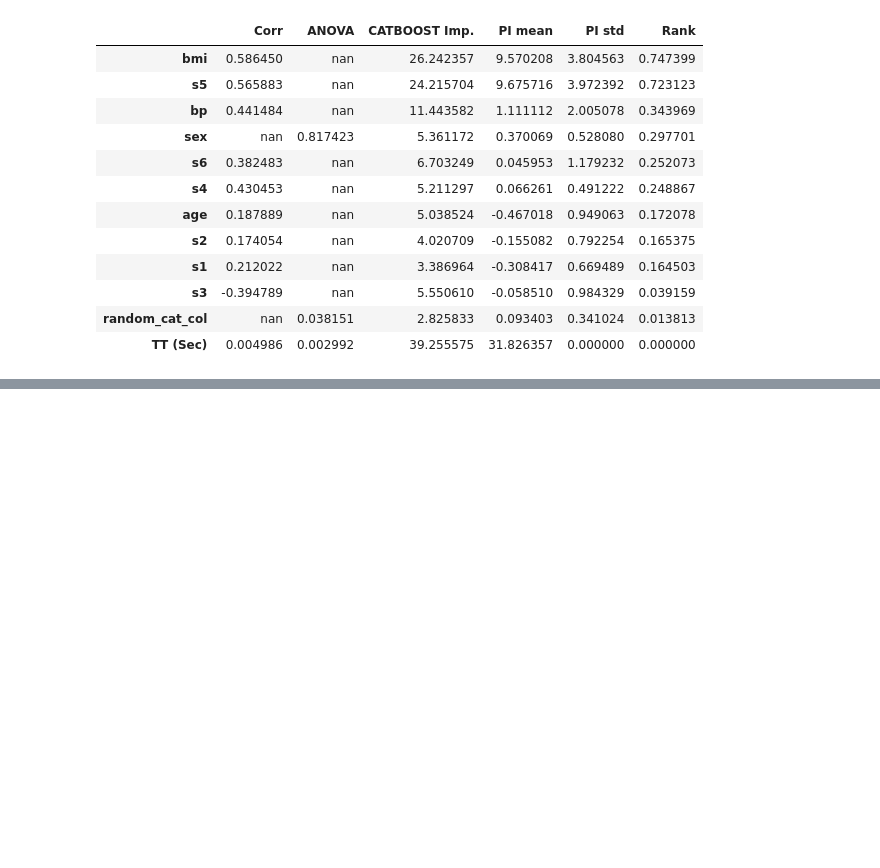
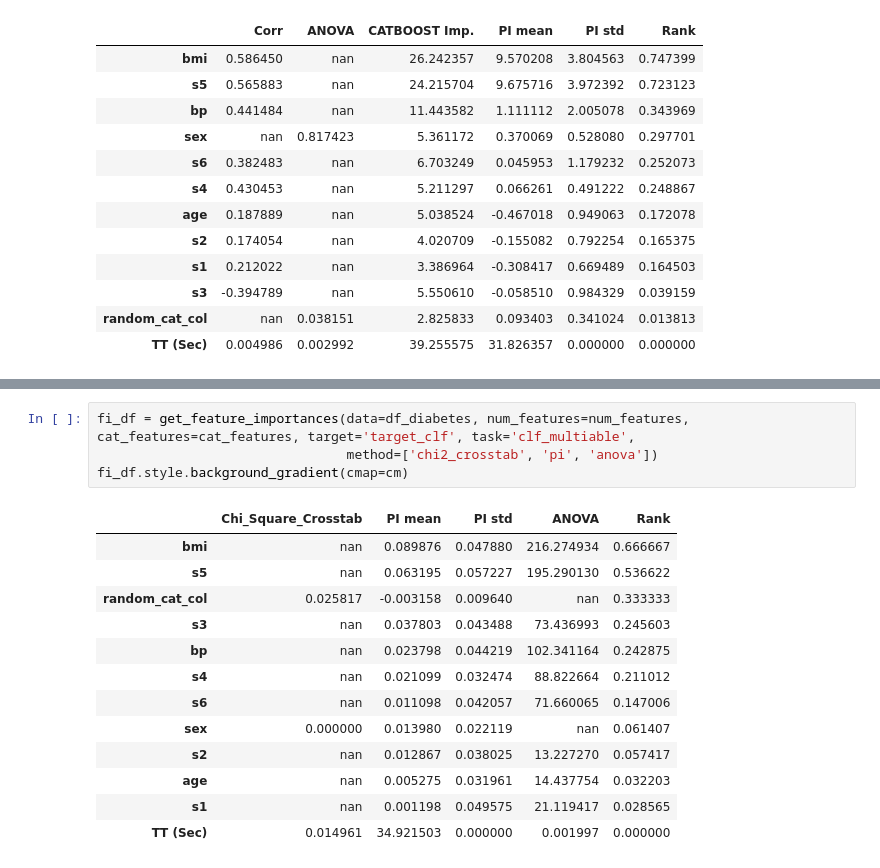
Before and after one commit to Hasan-Basri-Akcay/featimp, a Jupyter notebook: featimp_demo.ipynb, the cells around one changed output, grey strips where cells are left out. Drawn from its saved outputs; the diff is of its cells as text; blank space fills up the shorter version.

```diff
--- a/featimp_demo.ipynb
+++ b/featimp_demo.ipynb
@@ -345,0 +364,18 @@ fi_df.style.background_gradient(cmap=cm)
+# %%
+fi_df = get_feature_importances(data=df_diabetes, num_features=num_features, cat_features=cat_features, target='target_clf', task='clf_multiable',
+                                method=['chi2_crosstab', 'pi', 'anova'])
+fi_df.style.background_gradient(cmap=cm)
+# %% [output]
+|  | Chi_Square_Crosstab | PI mean | PI std | ANOVA | Rank |
+| bmi | nan | 0.089876 | 0.047880 | 216.274934 | 0.666667 |
+| s5 | nan | 0.063195 | 0.057227 | 195.290130 | 0.536622 |
+| random_cat_col | 0.025817 | -0.003158 | 0.009640 | nan | 0.333333 |
+| s3 | nan | 0.037803 | 0.043488 | 73.436993 | 0.245603 |
+| bp | nan | 0.023798 | 0.044219 | 102.341164 | 0.242875 |
+| s4 | nan | 0.021099 | 0.032474 | 88.822664 | 0.211012 |
+| s6 | nan | 0.011098 | 0.042057 | 71.660065 | 0.147006 |
+| sex | 0.000000 | 0.013980 | 0.022119 | nan | 0.061407 |
+| s2 | nan | 0.012867 | 0.038025 | 13.227270 | 0.057417 |
+| age | nan | 0.005275 | 0.031961 | 14.437754 | 0.032203 |
+| s1 | nan | 0.001198 | 0.049575 | 21.119417 | 0.028565 |
+| TT (Sec) | 0.014961 | 34.921503 | 0.000000 | 0.001997 | 0.000000 |
```
Also changed, not shown: parts of 1 cell of this notebook.
